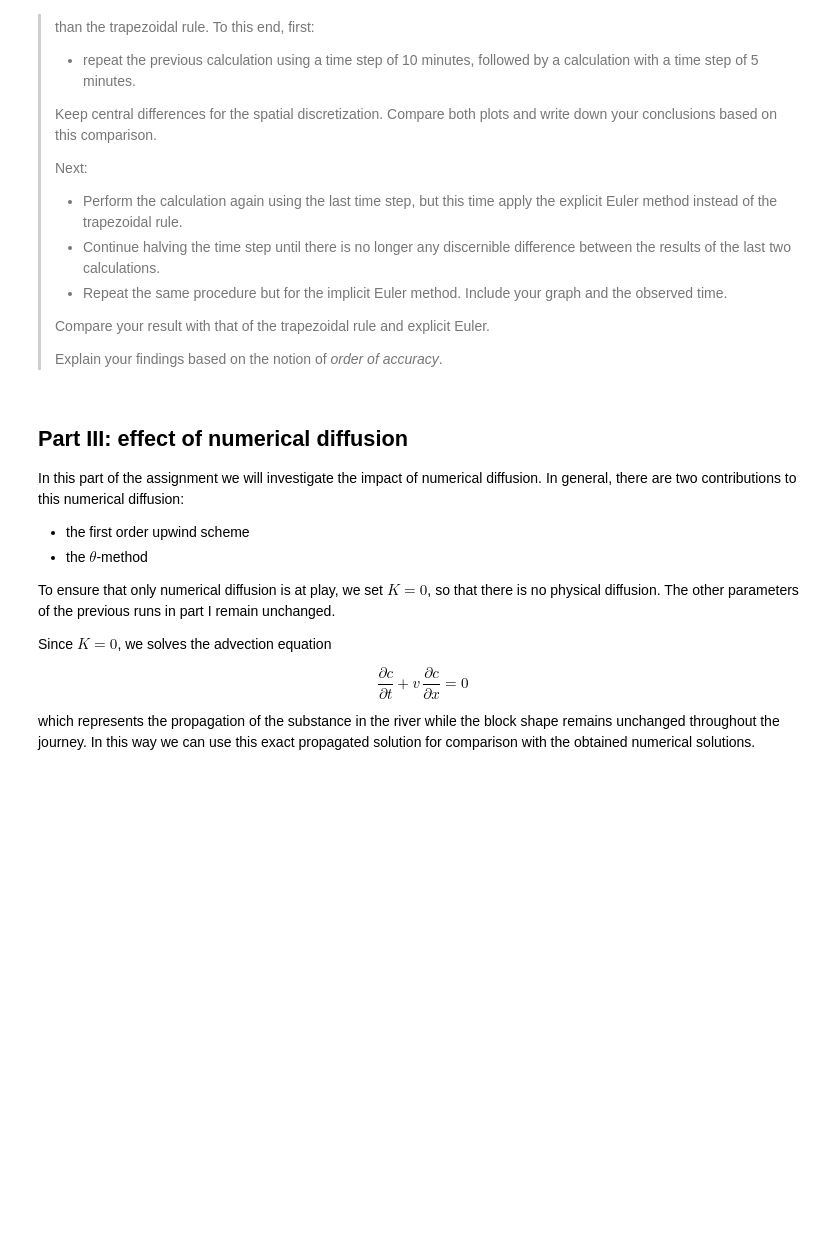
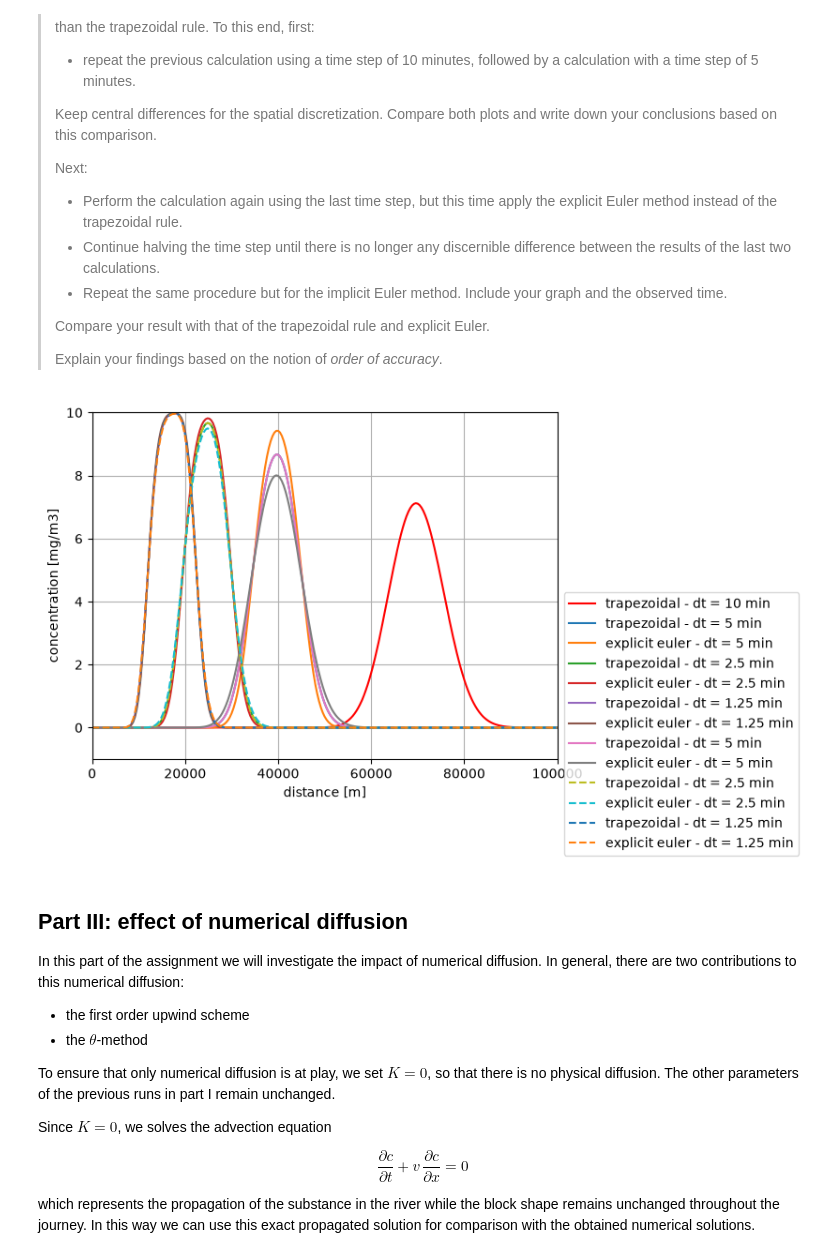
Before and after one commit to Jonathanvandeminkelis/MUDE2GA2.1, a Jupyter notebook: grp09.ipynb, the cells around one changed output. Saved outputs shown, nothing was run; the diff lists cells and outputs as text; code cells hidden in the pictures; blank space fills up the shorter version.

```diff
--- a/grp09.ipynb
+++ b/grp09.ipynb
@@ -246,30 +246,70 @@ In the remainder of this assignment we will work with these three schemes.
 # %%
 # Parameters for Task 2.1
 
 # We do the first one for you!
 dxmethod = 'central'
 dtmethod = 'theta'
 
 theta = 0.5
+
+dt = 600
 
 # replot the current result
 plt.plot(x,c[N,:],'r',label='trapezoidal - dt = 10 min')
 
 # reduce time step by factor 2
 dt = dt / 2
 
 
 # Now it's your turn!
 
-### YOUR CODE HERE ###
+# first dot
+c_div=advdiff(u,K,c0,lenD,dt,Tend,'central','theta',0.5)
+plt.plot(x,c_div[N,:], label='trapezoidal - dt = 5 min')
+
+c_forward=advdiff(u,K,c0,lenD,dt,Tend,'central','theta',0)
+plt.plot(x,c_forward[N,:], label='explicit euler - dt = 5 min')
+
+for i in range(2):
+    dt = dt / 2
+
+    c_div=advdiff(u,K,c0,lenD,dt,Tend,'central','theta',0.5)
+    plt.plot(x,c_div[N,:], label=f'trapezoidal - dt = {dt/60} min')
+
+    c_forward=advdiff(u,K,c0,lenD,dt,Tend,'central','theta',0)
+    plt.plot(x,c_forward[N,:], label=f'explicit euler - dt = {dt/60} min')
+
+
+dt = 300
+
+c_div=advdiff(u,K,c0,lenD,dt,Tend,'central','theta',0.5)
+plt.plot(x,c_div[N,:], label='trapezoidal - dt = 5 min')
+
+c_forward=advdiff(u,K,c0,lenD,dt,Tend,'central','theta',1)
+plt.plot(x,c_forward[N,:], label='explicit euler - dt = 5 min')
+
+for i in range(2):
+    dt = dt / 2
+
+    c_div=advdiff(u,K,c0,lenD,dt,Tend,'central','theta',0.5)
+    plt.plot(x,c_div[N,:], '--', label=f'trapezoidal - dt = {dt/60} min')
+
+    c_forward=advdiff(u,K,c0,lenD,dt,Tend,'central','theta',1)
+    plt.plot(x,c_forward[N,:], '--', label=f'explicit euler - dt = {dt/60} min')
+
+
+
+
 
 
 # finalize the plot. Hint: plot them together on the same figure
 plt.axis(np.array([0,lenD,-1,10]))
 plt.xlabel('distance [m]')
 plt.ylabel('concentration [mg/m3]')
-plt.legend(loc = "upper left")
+plt.legend(loc = "upper left", bbox_to_anchor=(1, 0.5))
 plt.grid()
+# %% [output]
+[figure, added]
 # %% [markdown]
 ## Part III: effect of numerical diffusion
 
```
